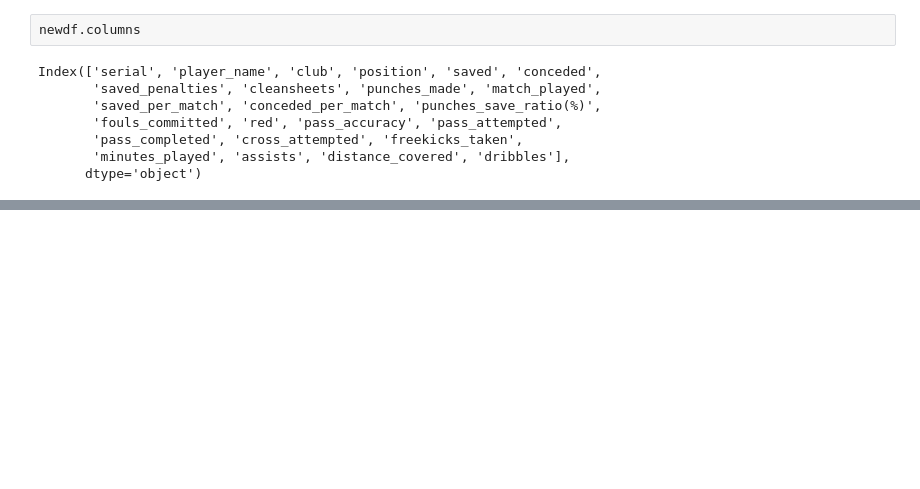
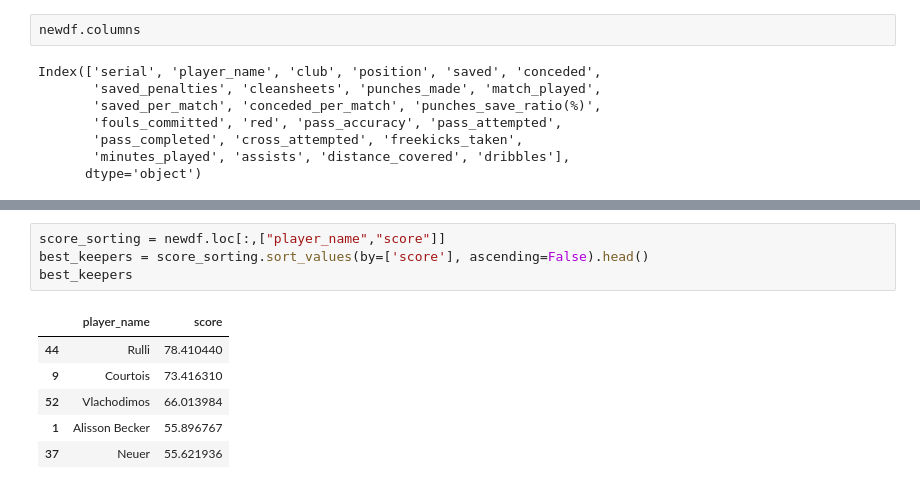
Before and after one commit to AsNott2000/Data-Analyisis-in-Football, a Jupyter notebook: UCL 21-22 analysis/best_goalkeepers.ipynb, the cells around one changed output, grey strips where cells are left out. Drawn from its saved outputs; the diff is of its cells as text; blank space fills up the shorter version.

```diff
--- a/UCL 21-22 analysis/best_goalkeepers.ipynb
+++ b/UCL 21-22 analysis/best_goalkeepers.ipynb
@@ -144,0 +171,11 @@ Index(['serial', 'player_name', 'club', 'position', 'saved', 'conceded',
+# %%
+score_sorting = newdf.loc[:,["player_name","score"]]
+best_keepers = score_sorting.sort_values(by=['score'], ascending=False).head()
+best_keepers
+# %% [output]
+|  | player_name | score |
+| 44 | Rulli | 78.410440 |
+| 9 | Courtois | 73.416310 |
+| 52 | Vlachodimos | 66.013984 |
+| 1 | Alisson Becker | 55.896767 |
+| 37 | Neuer | 55.621936 |
```
Also changed, not shown: parts of 5 cells of this notebook.
